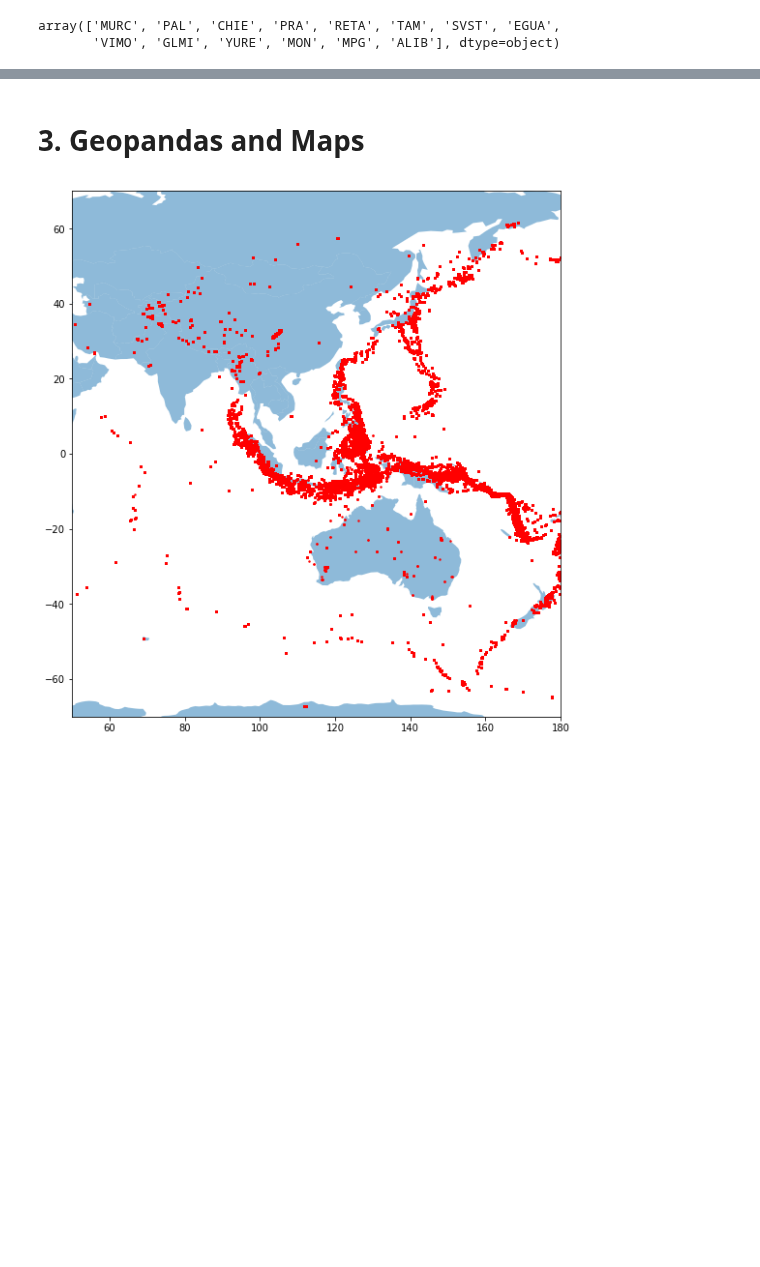
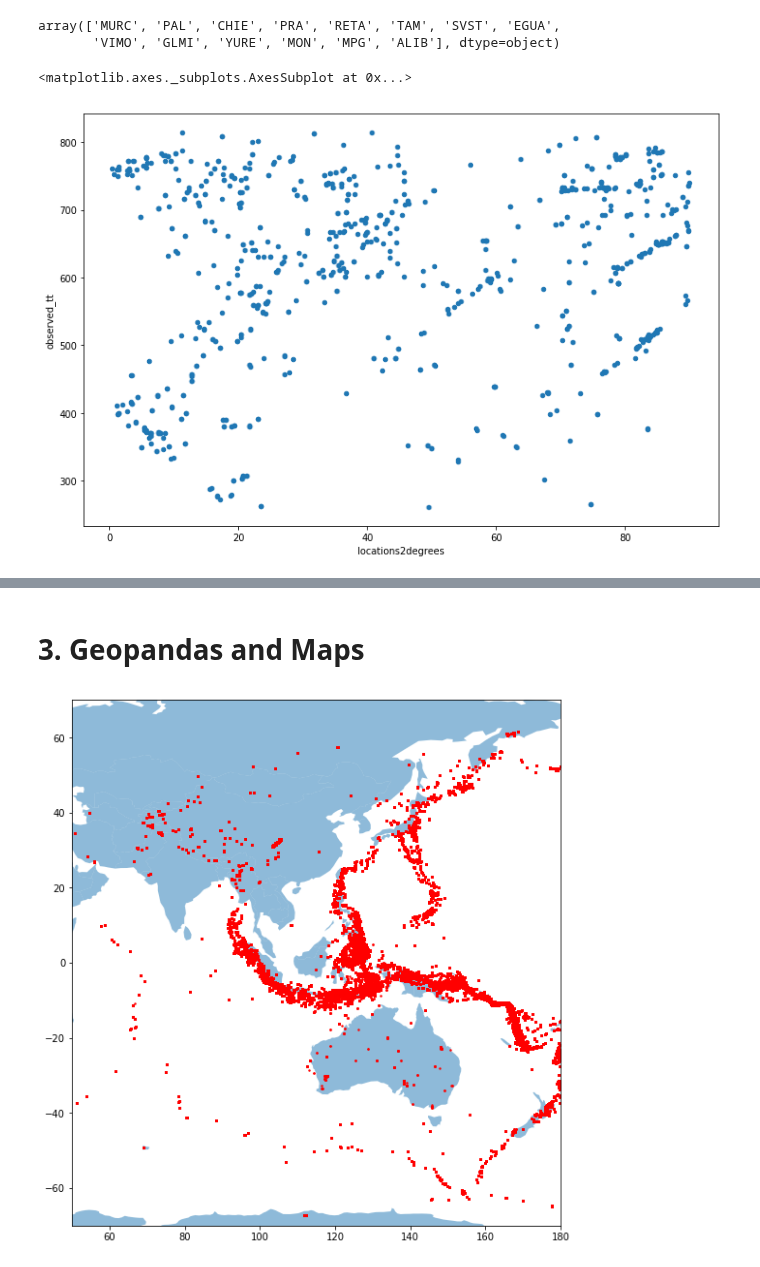
Before and after one commit to GeoscienceAustralia/hiperseis, a Jupyter notebook: notebooks/Engdahl_events_visualization.ipynb, the cells around one changed output, grey strips where cells are left out. Drawn from its saved outputs; the diff is of its cells as text; code cells hidden in the pictures; blank space fills up the shorter version.

```diff
--- a/notebooks/Engdahl_events_visualization.ipynb
+++ b/notebooks/Engdahl_events_visualization.ipynb
@@ -188,3 +199,8 @@ station_issues.station_code.unique()
 # %% [output]
 array(['MURC', 'PAL', 'CHIE', 'PRA', 'RETA', 'TAM', 'SVST', 'EGUA',
        'VIMO', 'GLMI', 'YURE', 'MON', 'MPG', 'ALIB'], dtype=object)
+# %%
+station_issues.plot.scatter(x='locations2degrees', y='observed_tt',figsize=(12,8))
+# %% [output]
+<matplotlib.axes._subplots.AxesSubplot at 0x...>
+[figure, added]
```
Also changed, not shown: parts of 26 cells of this notebook, 2 other files.
